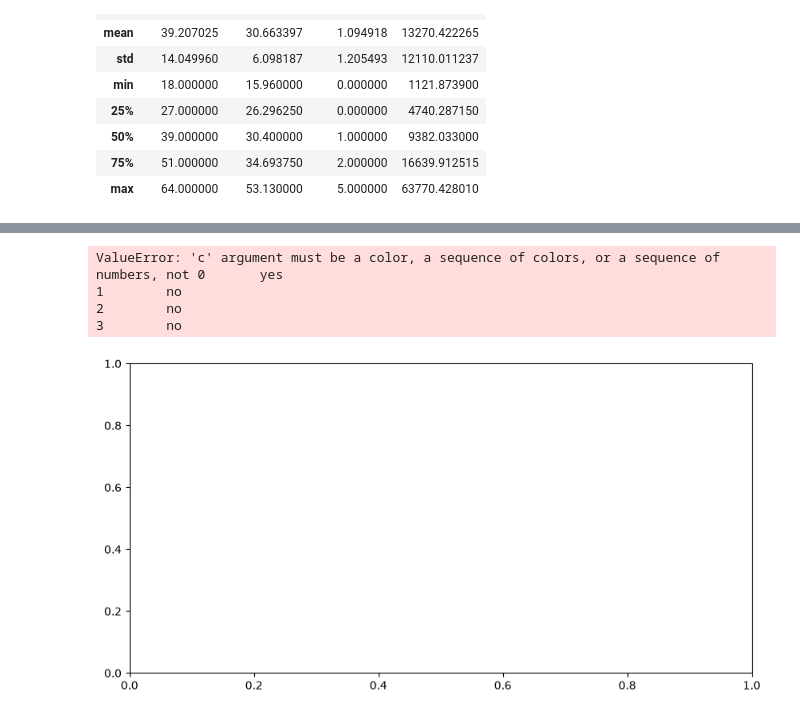
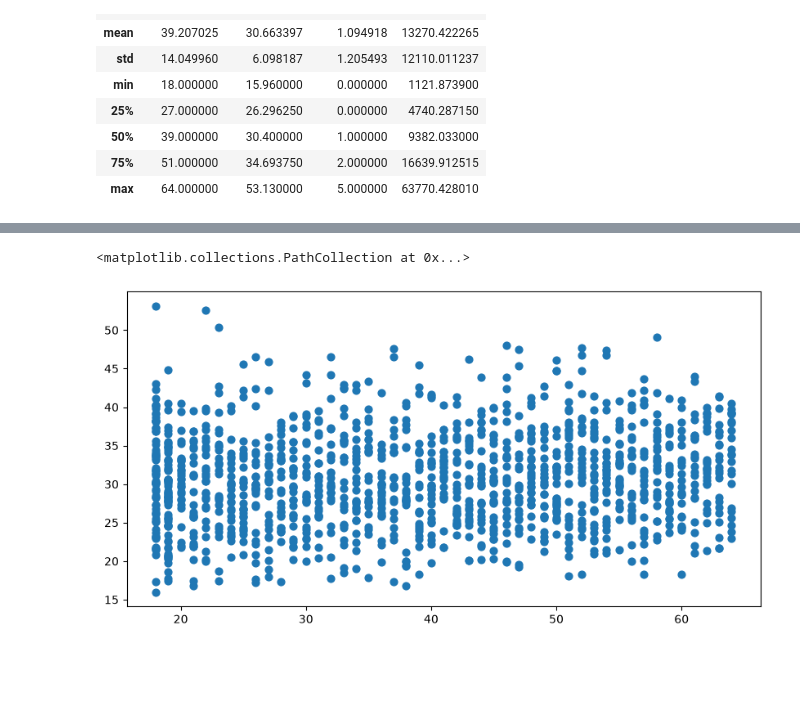
Before and after one commit to techphantom663/ML, a Jupyter notebook: 10.ipynb, the cells around one changed output, grey strips where cells are left out. Cells and saved outputs as stored; diff of their text form; code cells hidden in the pictures; blank space fills up the shorter version.

```diff
--- a/10.ipynb
+++ b/10.ipynb
@@ -61,9 +75,6 @@ df[df['smoker']=='yes']
 # %%
 plt.figure(figsize=(10,5))
-plt.scatter(df['age'], df['bmi'], c=df['smoker'], s=200)
+plt.scatter(df['age'], df['bmi'], s=40)
 # %% [output]
-ValueError: 'c' argument must be a color, a sequence of colors, or a sequence of numbers, not 0       yes
-1        no
-2        no
-3        no
+<matplotlib.collections.PathCollection at 0x...>
-[figure, old version]
+[figure, new version]
```
Also changed, not shown: parts of 1 cell of this notebook, 2 other files.
